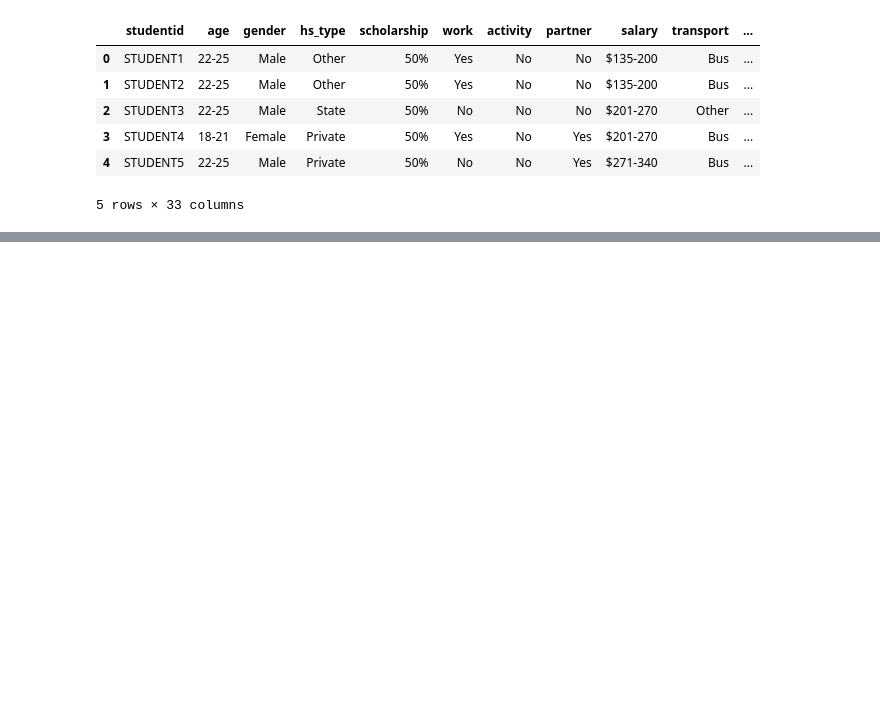
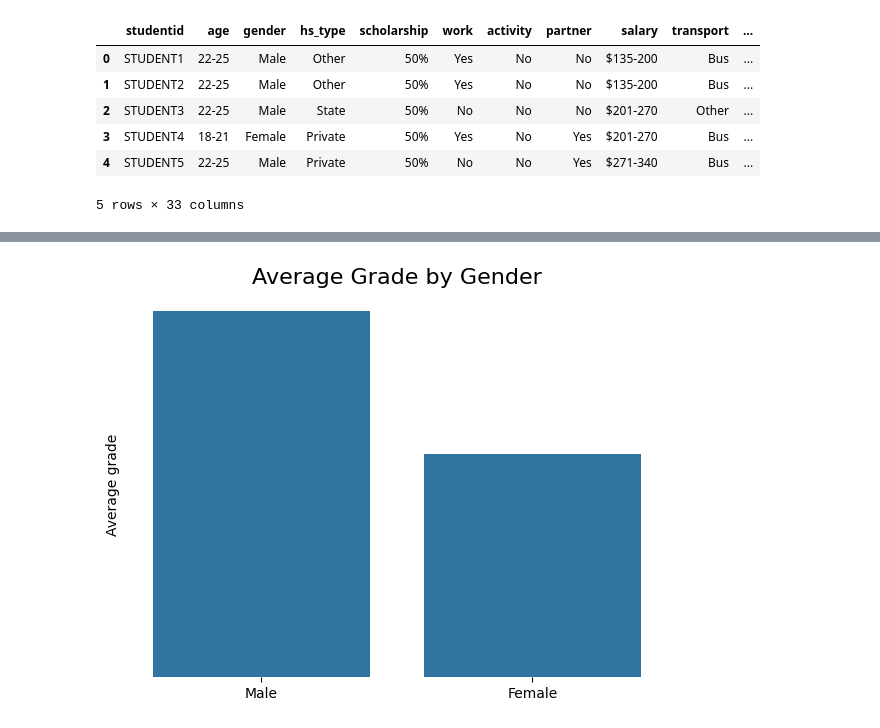
Before and after one commit to CalinCezar/Excalibur-Project, a Jupyter notebook: student_data/student.ipynb, the cells around one changed output, grey strips where cells are left out. Cells and saved outputs as stored; diff of their text form; code cells hidden in the pictures; blank space fills up the shorter version.

```diff
--- a/student_data/student.ipynb
+++ b/student_data/student.ipynb
@@ -236,0 +262,14 @@ df.head()
+# %%
+#Average Grade by Gender
+data = df.groupby('gender')['grade'].mean().sort_values(ascending=False)
+
+fig2 = plt.figure(figsize=(7, 5))
+bp = sns.barplot(x=data.index, y=data)
+plt.xlabel('')
+plt.ylabel('Average grade')
+plt.yticks([])
+plt.box(False)
+plt.title('Average Grade by Gender', fontsize=16)
+plt.show()
+# %% [output]
+[figure, added]
```
Also changed, not shown: parts of 53 cells of this notebook.
